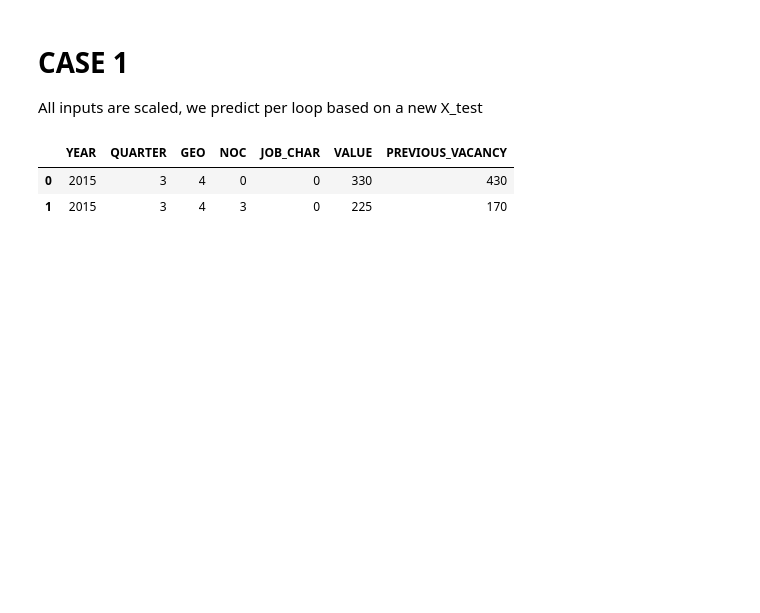
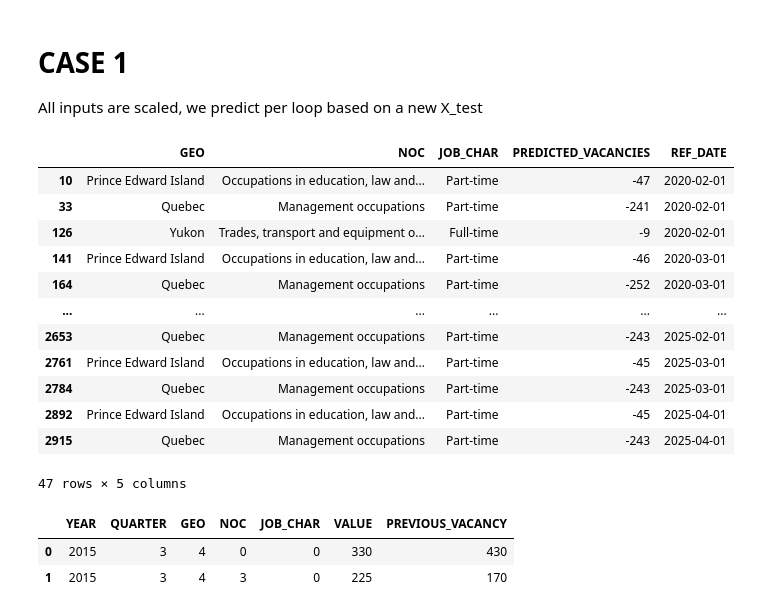
Before and after one commit to alecngai/Predicting_Canadian_Job_Vacancies, a Jupyter notebook: Machine_Learning/Alec_MLP_Future_Predictions.ipynb, the cells around one changed output. Saved outputs shown, nothing was run; the diff lists cells and outputs as text; code cells hidden in the pictures; blank space fills up the shorter version.

```diff
--- a/Machine_Learning/Alec_MLP_Future_Predictions.ipynb
+++ b/Machine_Learning/Alec_MLP_Future_Predictions.ipynb
@@ -537,6 +540,22 @@ def clean_output(output_df):
 temp_output = clean_output(temp_output)
 # %%
 temp_output.to_csv(r'Resources/MLP_Test_Future_2020to2025_Output_CASE_1.csv', index = False)
+# %%
+temp_output[temp_output["PREDICTED_VACANCIES"] < 0]
+# %% [output]
+|  | GEO | NOC | JOB_CHAR | PREDICTED_VACANCIES | REF_DATE |
+| 10 | Prince Edward Island | Occupations in education, law and... | Part-time | -47 | 2020-02-01 |
+| 33 | Quebec | Management occupations | Part-time | -241 | 2020-02-01 |
+| 126 | Yukon | Trades, transport and equipment o... | Full-time | -9 | 2020-02-01 |
+| 141 | Prince Edward Island | Occupations in education, law and... | Part-time | -46 | 2020-03-01 |
+| 164 | Quebec | Management occupations | Part-time | -252 | 2020-03-01 |
+| ... | ... | ... | ... | ... | ... |
+| 2653 | Quebec | Management occupations | Part-time | -243 | 2025-02-01 |
+| 2761 | Prince Edward Island | Occupations in education, law and... | Part-time | -45 | 2025-03-01 |
+| 2784 | Quebec | Management occupations | Part-time | -243 | 2025-03-01 |
+| 2892 | Prince Edward Island | Occupations in education, law and... | Part-time | -45 | 2025-04-01 |
+| 2915 | Quebec | Management occupations | Part-time | -243 | 2025-04-01 |
+47 rows × 5 columns
 # %%
 df_future.head(2)
 # %% [output]
```
Also changed, not shown: parts of 3 cells of this notebook.
